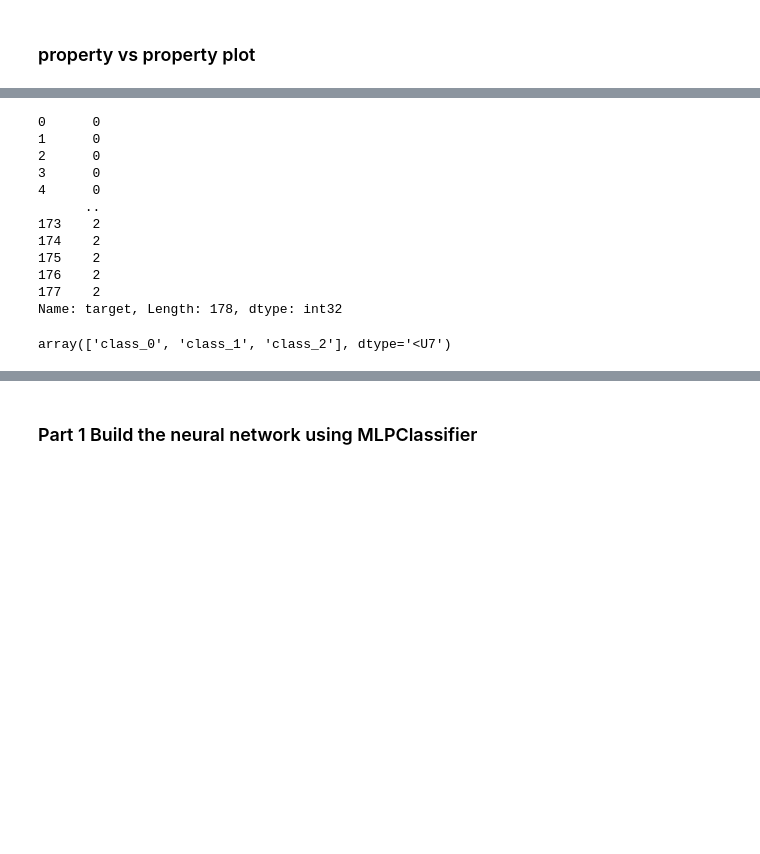
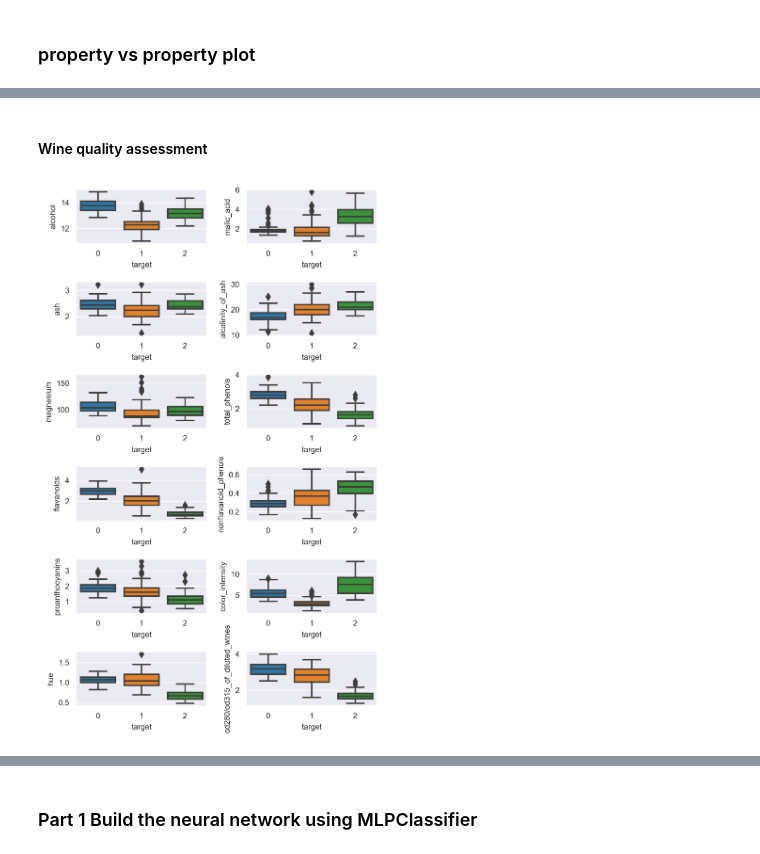
Before and after one commit to Zhu-Yifan/OEAS895, a Jupyter notebook: HW4/HW4_Wine_Classification.ipynb, the cells around one changed output, grey strips where cells are left out. Saved outputs shown, nothing was run; the diff lists cells and outputs as text; code cells hidden in the pictures; blank space fills up the shorter version.

```diff
--- a/HW4/HW4_Wine_Classification.ipynb
+++ b/HW4/HW4_Wine_Classification.ipynb
@@ -108,19 +134,20 @@ plt.show()
-# %%
-wine.target
-# %% [output]
-0      0
-1      0
-2      0
-3      0
-4      0
-      ..
-173    2
-174    2
-175    2
-176    2
-177    2
-Name: target, Length: 178, dtype: int32
-# %%
-wine.target_names
-# %% [output]
-array(['class_0', 'class_1', 'class_2'], dtype='<U7')
+# %% [markdown]
+#### Wine quality assessment
+# %%
+# try boxplot seaborn
+nrows, ncols = 6, 2
+fig2 = plt.figure(figsize = (5,8), dpi = 300)
+
+for i in range(1, 13):
+    ax = fig2.add_subplot(nrows, ncols, i)
+    sns.boxplot(x=data.iloc[:,13],y=data.iloc[:,i-1])
+    # ax.scatter(data.iloc[:,0], data.iloc[:,i],s=3)
+    ax.set_xlabel(data.columns[13],fontsize=8)
+    ax.set_ylabel(data.columns[i-1],fontsize=8)
+    ax.tick_params(axis='x', labelsize=8)
+    ax.tick_params(axis='y', labelsize=8)
+plt.tight_layout()
+# plt.rcParams['font.size'] = 8
+plt.show()
+# %% [output]
+[figure, added]
```
Also changed, not shown: parts of 32 cells of this notebook, 1 other file.
